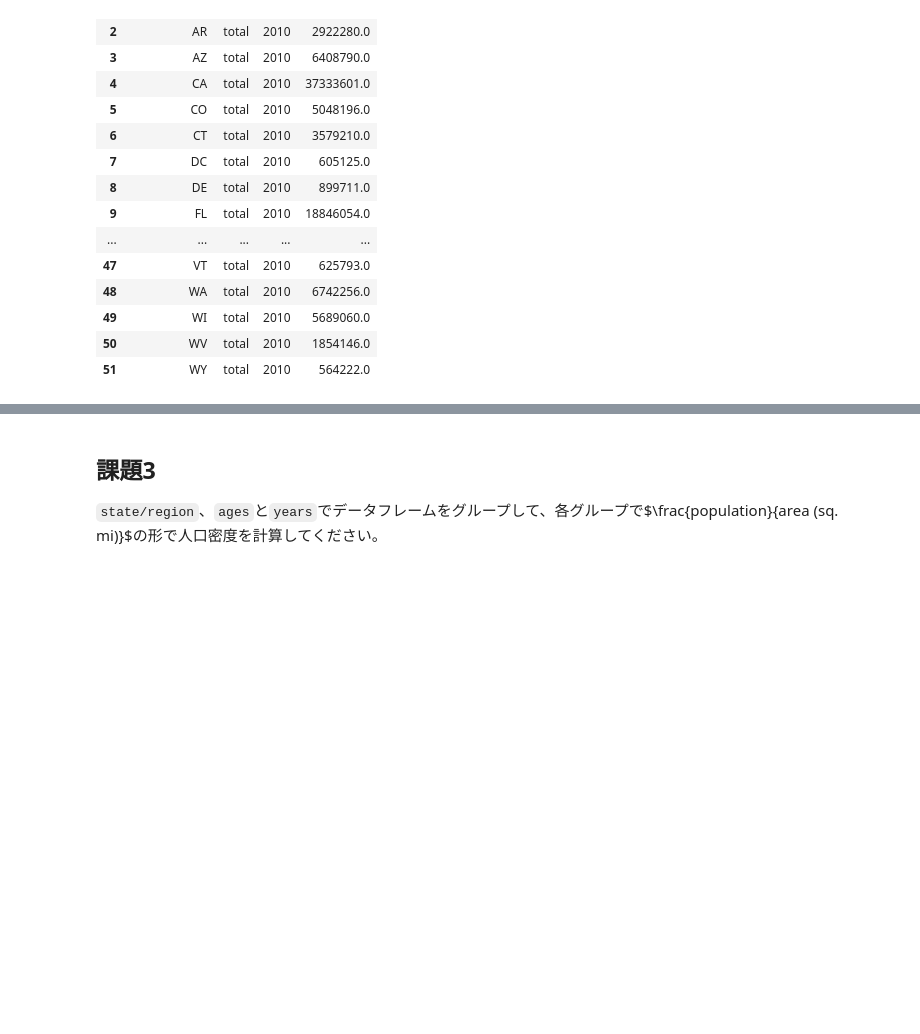
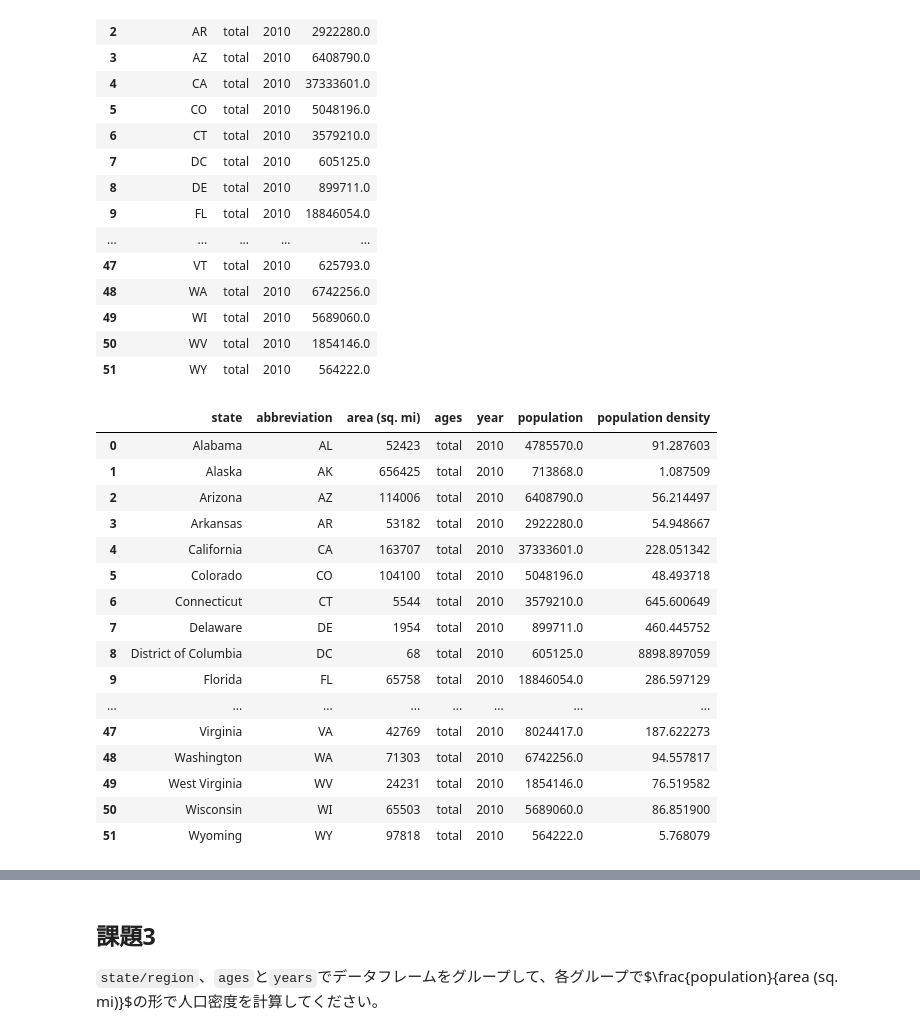
Before and after one commit to tsurugayatakumi/chss_2024_assignment, a Jupyter notebook: Assignment7/assignment7_DongxinYan.ipynb, the cells around one changed output, grey strips where cells are left out. Cells and saved outputs as stored; diff of their text form; code cells hidden in the pictures; blank space fills up the shorter version.

```diff
--- a/Assignment7/assignment7_DongxinYan.ipynb
+++ b/Assignment7/assignment7_DongxinYan.ipynb
@@ -90,6 +134,26 @@ population_2010_df
 # %%
 density_2010_df = pd.merge(combined_df, population_2010_df, on='abbreviation', how='outer')
 density_2010_df['population density'] = density_2010_df['population'] / density_2010_df['area (sq. mi)']
+density_2010_df = density_2010_df.sort_values(by='state').reset_index(drop=True)
+density_2010_df
+# %% [output]
+|  | state | abbreviation | area (sq. mi) | ages | year | population | population density |
+| 0 | Alabama | AL | 52423 | total | 2010 | 4785570.0 | 91.287603 |
+| 1 | Alaska | AK | 656425 | total | 2010 | 713868.0 | 1.087509 |
+| 2 | Arizona | AZ | 114006 | total | 2010 | 6408790.0 | 56.214497 |
+| 3 | Arkansas | AR | 53182 | total | 2010 | 2922280.0 | 54.948667 |
+| 4 | California | CA | 163707 | total | 2010 | 37333601.0 | 228.051342 |
+| 5 | Colorado | CO | 104100 | total | 2010 | 5048196.0 | 48.493718 |
+| 6 | Connecticut | CT | 5544 | total | 2010 | 3579210.0 | 645.600649 |
+| 7 | Delaware | DE | 1954 | total | 2010 | 899711.0 | 460.445752 |
+| 8 | District of Columbia | DC | 68 | total | 2010 | 605125.0 | 8898.897059 |
+| 9 | Florida | FL | 65758 | total | 2010 | 18846054.0 | 286.597129 |
+| ... | ... | ... | ... | ... | ... | ... | ... |
+| 47 | Virginia | VA | 42769 | total | 2010 | 8024417.0 | 187.622273 |
+| 48 | Washington | WA | 71303 | total | 2010 | 6742256.0 | 94.557817 |
+| 49 | West Virginia | WV | 24231 | total | 2010 | 1854146.0 | 76.519582 |
+| 50 | Wisconsin | WI | 65503 | total | 2010 | 5689060.0 | 86.851900 |
+| 51 | Wyoming | WY | 97818 | total | 2010 | 564222.0 | 5.768079 |
 # %%
 # 厳密に言えば、Puerto Ricoは米国の州ではありません。
 # これはPuerto Ricoに関するrowを削除されたDataFrameです。
```
Also changed, not shown: parts of 5 cells of this notebook.
